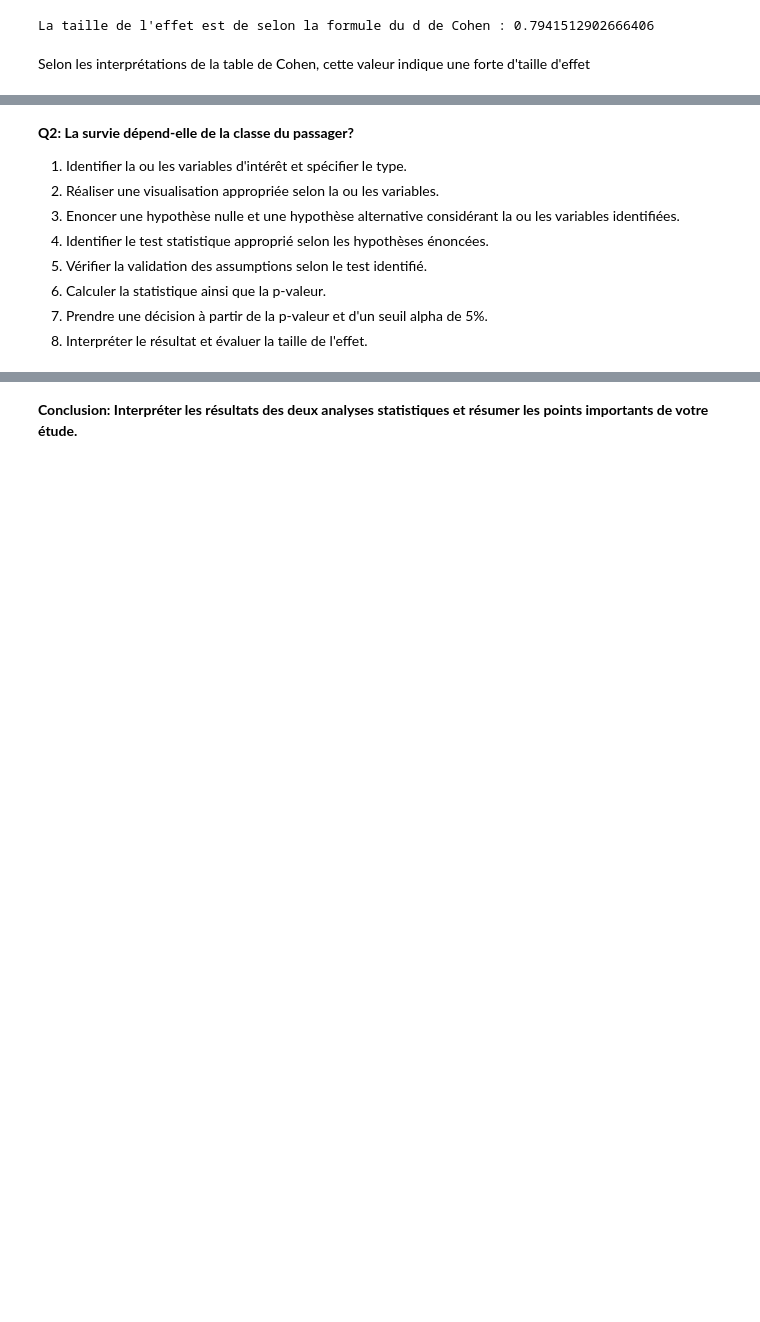
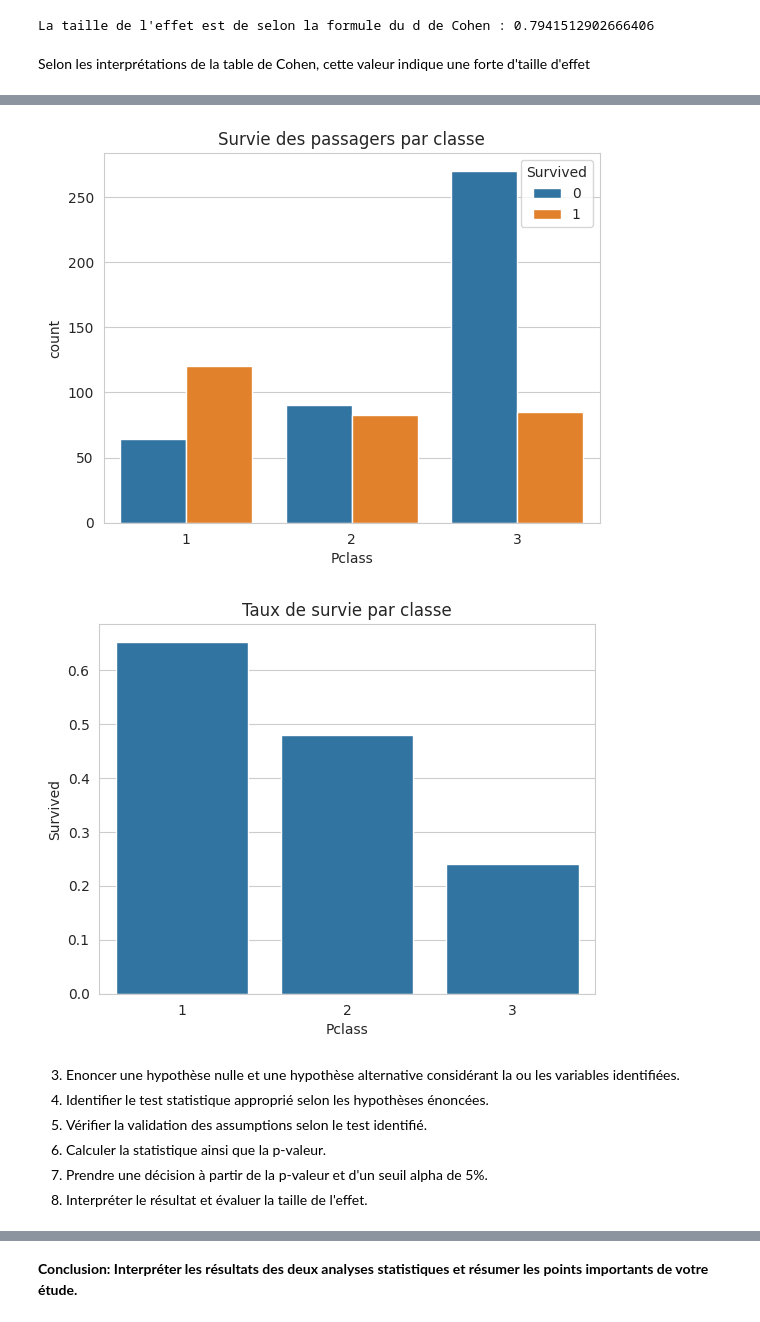
Before and after one commit to fuzoh/62-62.2-dataAnalysis, a Jupyter notebook: Projet.ipynb, the cells around one changed output, grey strips where cells are left out. Cells and saved outputs as stored; diff of their text form; code cells hidden in the pictures; blank space fills up the shorter version.

```diff
--- a/Projet.ipynb
+++ b/Projet.ipynb
@@ -202,8 +212,26 @@ Selon les interprétations de la table de Cohen, cette valeur indique une forte
+# %%
+sns.countplot(
+    data=data_clean,
+    x="Pclass",
+    hue="Survived"
+)
+plt.title("Survie des passagers par classe")
+plt.show()
+
+# Chart wih percentage of survival by class
+sns.barplot(
+    data=data_clean,
+    x="Pclass",
+    y="Survived",
+    errorbar=None
+)
+# Display percentage on bars
+plt.title("Taux de survie par classe")
+plt.show()
+# %% [output]
+[figure, added]
+[figure, added]
 # %% [markdown]
-**Q2: La survie dépend-elle de la classe du passager?**
-
-1. Identifier la ou les variables d'intérêt et spécifier le type.
-2. Réaliser une visualisation appropriée selon la ou les variables.
 3. Enoncer une hypothèse nulle et une hypothèse alternative considérant la ou les variables identifiées.
 4. Identifier le test statistique approprié selon les hypothèses énoncées.
 5. Vérifier la validation des assumptions selon le test identifié.
```
Also changed, not shown: parts of 9 cells of this notebook.
